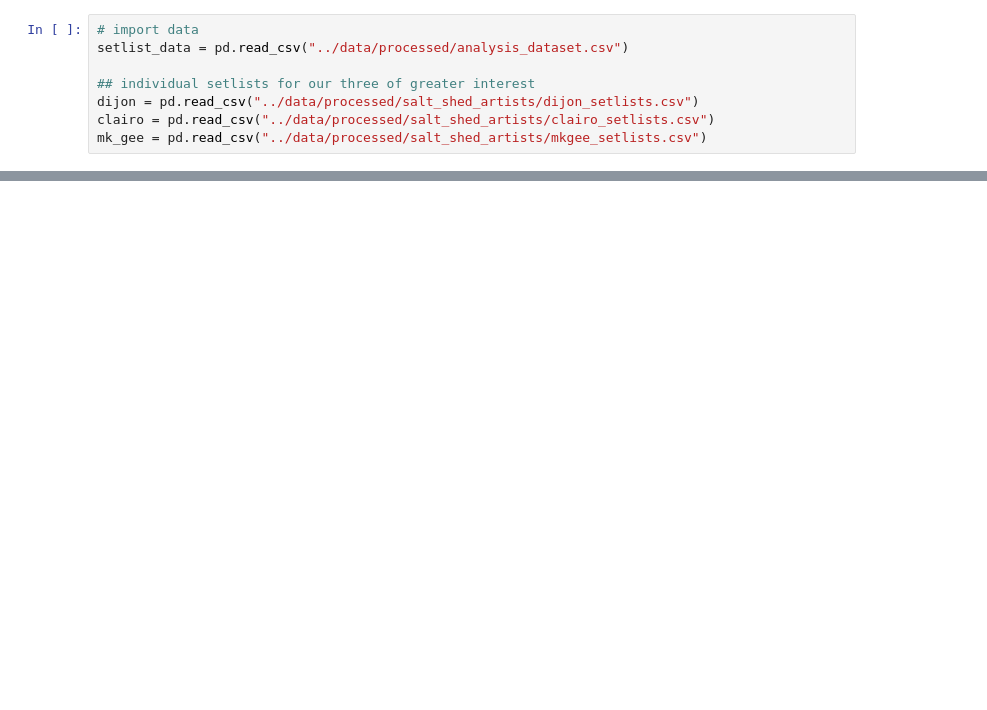
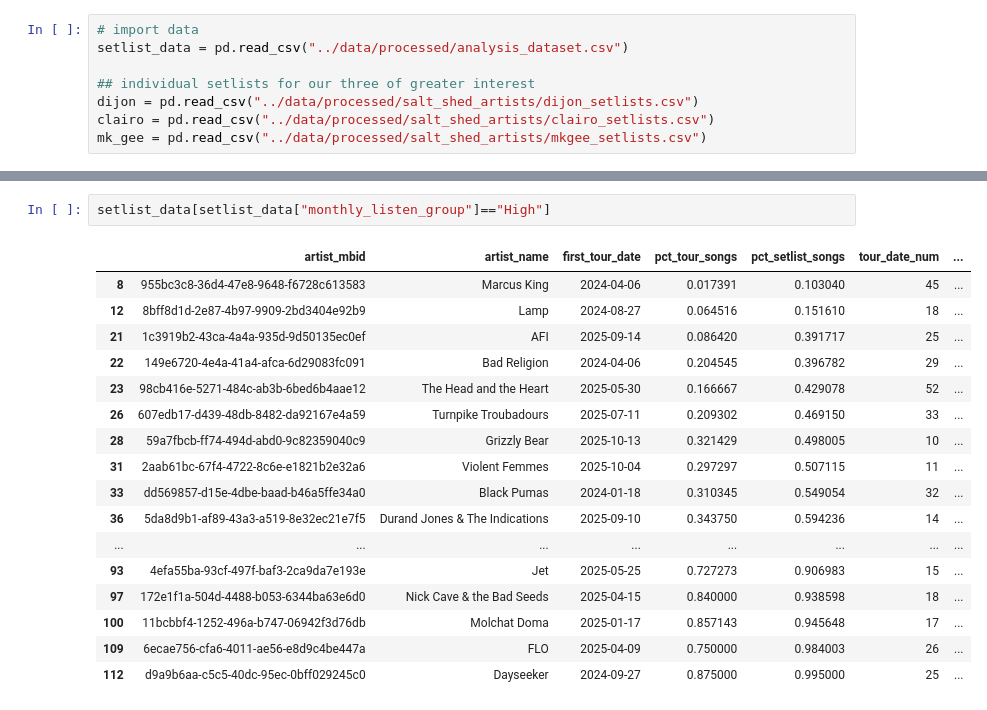
Before and after one commit to ldarwiche31/live-music-analysis, a Jupyter notebook: code/04-analyze-data.ipynb, the cells around one changed output, grey strips where cells are left out. Saved outputs shown, nothing was run; the diff lists cells and outputs as text; blank space fills up the shorter version.

```diff
--- a/code/04-analyze-data.ipynb
+++ b/code/04-analyze-data.ipynb
@@ -32,0 +69,20 @@ mk_gee = pd.read_csv("../data/processed/salt_shed_artists/mkgee_setlists.csv")
+# %%
+setlist_data[setlist_data["monthly_listen_group"]=="High"]
+# %% [output]
+|  | artist_mbid | artist_name | first_tour_date | pct_tour_songs | pct_setlist_songs | tour_date_num | ... |
+| 8 | 955bc3c8-36d4-47e8-9648-f6728c613583 | Marcus King | 2024-04-06 | 0.017391 | 0.103040 | 45 | ... |
+| 12 | 8bff8d1d-2e87-4b97-9909-2bd3404e92b9 | Lamp | 2024-08-27 | 0.064516 | 0.151610 | 18 | ... |
+| 21 | 1c3919b2-43ca-4a4a-935d-9d50135ec0ef | AFI | 2025-09-14 | 0.086420 | 0.391717 | 25 | ... |
+| 22 | 149e6720-4e4a-41a4-afca-6d29083fc091 | Bad Religion | 2024-04-06 | 0.204545 | 0.396782 | 29 | ... |
+| 23 | 98cb416e-5271-484c-ab3b-6bed6b4aae12 | The Head and the Heart | 2025-05-30 | 0.166667 | 0.429078 | 52 | ... |
+| 26 | 607edb17-d439-48db-8482-da92167e4a59 | Turnpike Troubadours | 2025-07-11 | 0.209302 | 0.469150 | 33 | ... |
+| 28 | 59a7fbcb-ff74-494d-abd0-9c82359040c9 | Grizzly Bear | 2025-10-13 | 0.321429 | 0.498005 | 10 | ... |
+| 31 | 2aab61bc-67f4-4722-8c6e-e1821b2e32a6 | Violent Femmes | 2025-10-04 | 0.297297 | 0.507115 | 11 | ... |
+| 33 | dd569857-d15e-4dbe-baad-b46a5ffe34a0 | Black Pumas | 2024-01-18 | 0.310345 | 0.549054 | 32 | ... |
+| 36 | 5da8d9b1-af89-43a3-a519-8e32ec21e7f5 | Durand Jones & The Indications | 2025-09-10 | 0.343750 | 0.594236 | 14 | ... |
+| ... | ... | ... | ... | ... | ... | ... | ... |
+| 93 | 4efa55ba-93cf-497f-baf3-2ca9da7e193e | Jet | 2025-05-25 | 0.727273 | 0.906983 | 15 | ... |
+| 97 | 172e1f1a-504d-4488-b053-6344ba63e6d0 | Nick Cave & the Bad Seeds | 2025-04-15 | 0.840000 | 0.938598 | 18 | ... |
+| 100 | 11bcbbf4-1252-496a-b747-06942f3d76db | Molchat Doma | 2025-01-17 | 0.857143 | 0.945648 | 17 | ... |
+| 109 | 6ecae756-cfa6-4011-ae56-e8d9c4be447a | FLO | 2025-04-09 | 0.750000 | 0.984003 | 26 | ... |
+| 112 | d9a9b6aa-c5c5-40dc-95ec-0bff029245c0 | Dayseeker | 2024-09-27 | 0.875000 | 0.995000 | 25 | ... |
```
Also changed, not shown: parts of 27 cells of this notebook, 4 other files.
